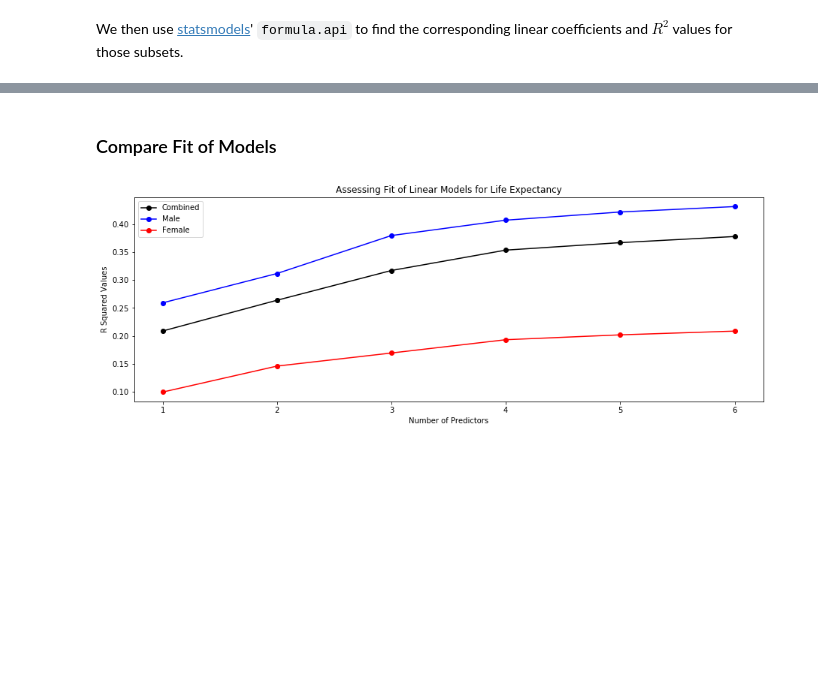
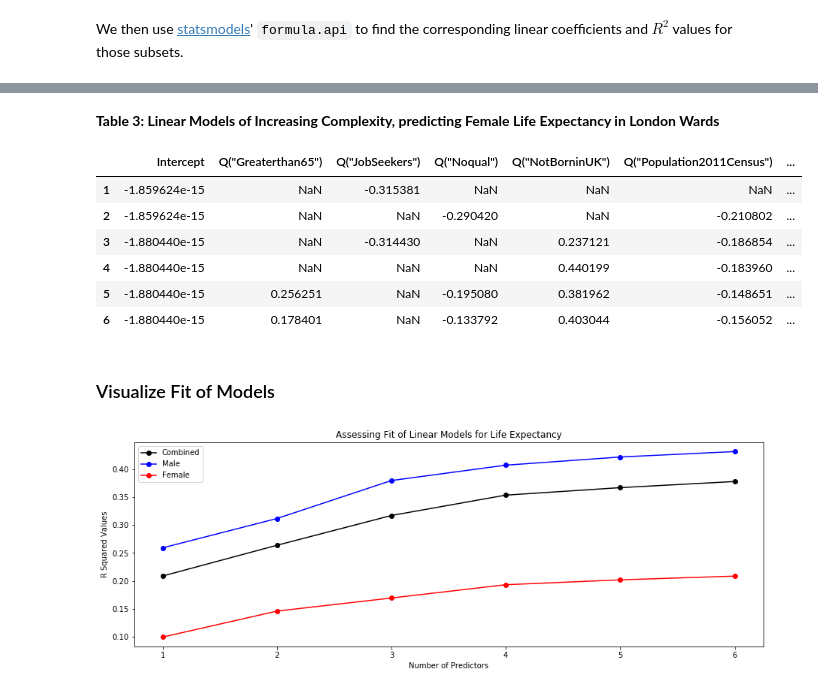
Before and after one commit to peterprescott/ward-lifetimes, a Jupyter notebook: ward_lifetimes.ipynb, the cells around one changed output, grey strips where cells are left out. Saved outputs shown, nothing was run; the diff lists cells and outputs as text; code cells hidden in the pictures; blank space fills up the shorter version.

```diff
--- a/ward_lifetimes.ipynb
+++ b/ward_lifetimes.ipynb
@@ -713,5 +759,17 @@ for i in range(len(version)):
+# %%
+display(HTML('<strong>Table 3: Linear Models of Increasing Complexity, predicting Female Life Expectancy in London Wards</strong>'))
+lm_df['Female']
+# %% [output]
+Table 3: Linear Models of Increasing Complexity, predicting Female Life Expectancy in London Wards
+|  | Intercept | Q("Greaterthan65") | Q("JobSeekers") | Q("Noqual") | Q("NotBorninUK") | Q("Population2011Census") | ... |
+| 1 | -1.859624e-15 | NaN | -0.315381 | NaN | NaN | NaN | ... |
+| 2 | -1.859624e-15 | NaN | NaN | -0.290420 | NaN | -0.210802 | ... |
+| 3 | -1.880440e-15 | NaN | -0.314430 | NaN | 0.237121 | -0.186854 | ... |
+| 4 | -1.880440e-15 | NaN | NaN | NaN | 0.440199 | -0.183960 | ... |
+| 5 | -1.880440e-15 | 0.256251 | NaN | -0.195080 | 0.381962 | -0.148651 | ... |
+| 6 | -1.880440e-15 | 0.178401 | NaN | -0.133792 | 0.403044 | -0.156052 | ... |
 # %% [markdown]
-### Compare Fit of Models
+### Visualize Fit of Models
 # %%
 for i in range(len(version)):
     for j in range(1, max_features+1):
```
Also changed, not shown: parts of 19 cells of this notebook.
